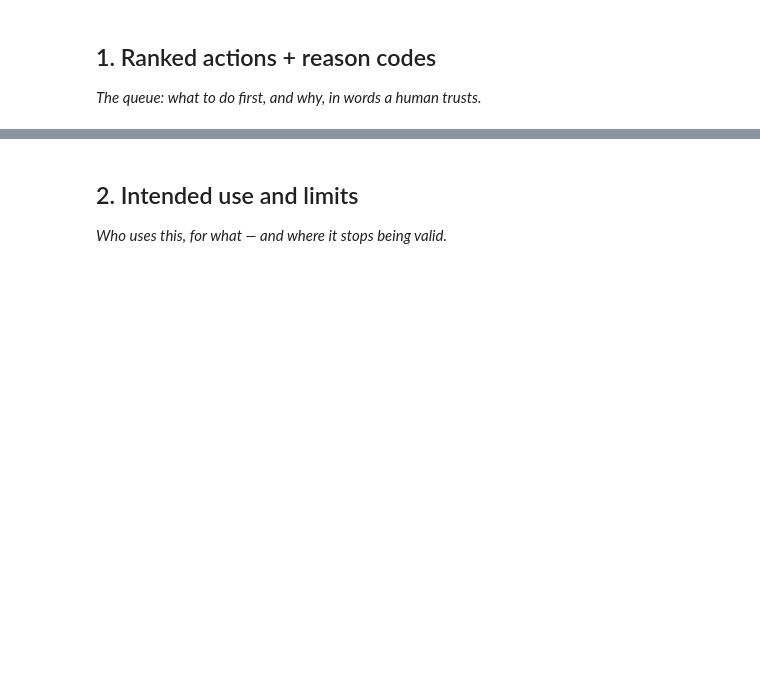
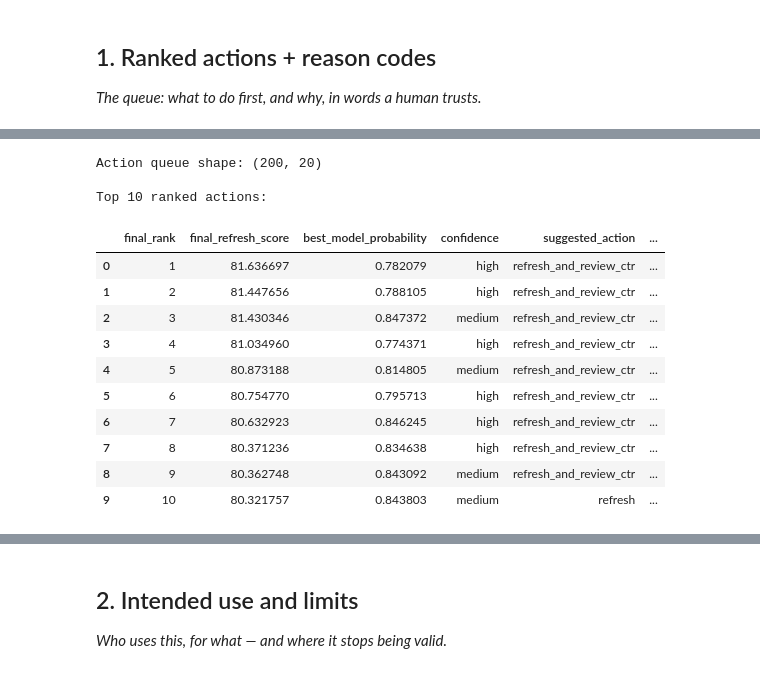
Before and after one commit to aliza1800/flyrank-ml-internship, a Jupyter notebook: work/notebooks/w07_action_playbook.ipynb, the cells around one changed output, grey strips where cells are left out. Saved outputs shown, nothing was run; the diff lists cells and outputs as text; code cells hidden in the pictures; blank space fills up the shorter version.

Commit message:
Complete ML-10 content action playbook

```diff
--- a/work/notebooks/w07_action_playbook.ipynb
+++ b/work/notebooks/w07_action_playbook.ipynb
@@ -15,0 +47,13 @@ This skeleton is yours to fill. Work the sections **in order** — each one has
+# %%
+# Inspect the existing refresh queue sample
+
+queue_path = PROJECT_ROOT / "outputs" / "refresh_queue_sample.csv"
+
+queue = pd.read_csv(queue_path)
+
+print("Shape:", queue.shape)
+print("\nColumns:")
+print(queue.columns.tolist())
+
+print("\nFirst 5 rows:")
+display(queue.head())
@@ -15,0 +74,67 @@ This skeleton is yours to fill. Work the sections **in order** — each one has
+# %%
+# Create a clean ranked action queue for ML-10
+
+action_queue = queue.copy()
+
+# Keep the most useful fields for human review and the paper
+action_queue = action_queue[
+    [
+        "final_rank",
+        "content_id",
+        "final_refresh_score",
+        "best_model_probability",
+        "confidence",
+        "suggested_action",
+        "final_reason_codes",
+        "impressions_90d",
+        "avg_position",
+        "ctr",
+        "content_age_days",
+        "days_since_last_update",
+        "word_count",
+        "trend_direction",
+        "competition_level",
+        "content_type",
+        "main_intent",
+        "age_tier",
+        "freshness_tier",
+        "position_tier",
+    ]
+].copy()
+
+# Confirm that the queue remains ranked
+action_queue = action_queue.sort_values(
+    "final_rank",
+    ascending=True
+).reset_index(drop=True)
+
+print("Action queue shape:", action_queue.shape)
+print("\nTop 10 ranked actions:")
+
+display(
+    action_queue.head(10)[
+        [
+            "final_rank",
+            "final_refresh_score",
+            "best_model_probability",
+            "confidence",
+            "suggested_action",
+            "final_reason_codes",
+        ]
+    ]
+)
+# %% [output]
+Action queue shape: (200, 20)
+
+Top 10 ranked actions:
+|  | final_rank | final_refresh_score | best_model_probability | confidence | suggested_action | ... |
+| 0 | 1 | 81.636697 | 0.782079 | high | refresh_and_review_ctr | ... |
+| 1 | 2 | 81.447656 | 0.788105 | high | refresh_and_review_ctr | ... |
+| 2 | 3 | 81.430346 | 0.847372 | medium | refresh_and_review_ctr | ... |
+| 3 | 4 | 81.034960 | 0.774371 | high | refresh_and_review_ctr | ... |
+| 4 | 5 | 80.873188 | 0.814805 | medium | refresh_and_review_ctr | ... |
+| 5 | 6 | 80.754770 | 0.795713 | high | refresh_and_review_ctr | ... |
+| 6 | 7 | 80.632923 | 0.846245 | high | refresh_and_review_ctr | ... |
+| 7 | 8 | 80.371236 | 0.834638 | high | refresh_and_review_ctr | ... |
+| 8 | 9 | 80.362748 | 0.843092 | medium | refresh_and_review_ctr | ... |
+| 9 | 10 | 80.321757 | 0.843803 | medium | refresh | ... |
```
Also changed, not shown: parts of 21 cells of this notebook.
